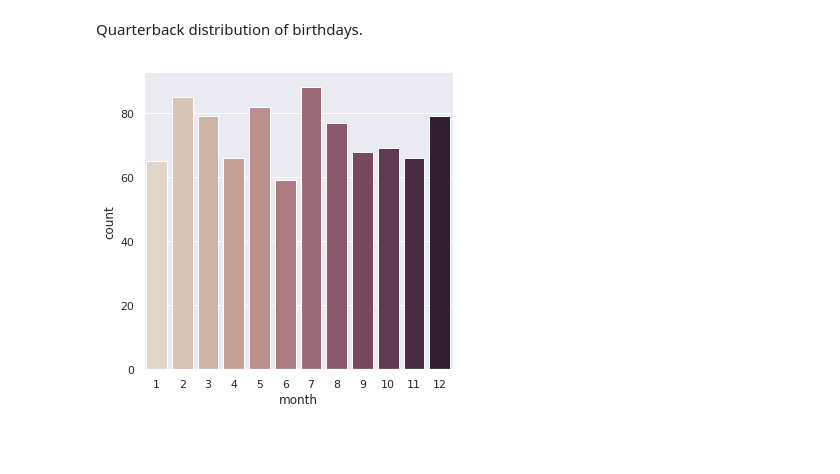
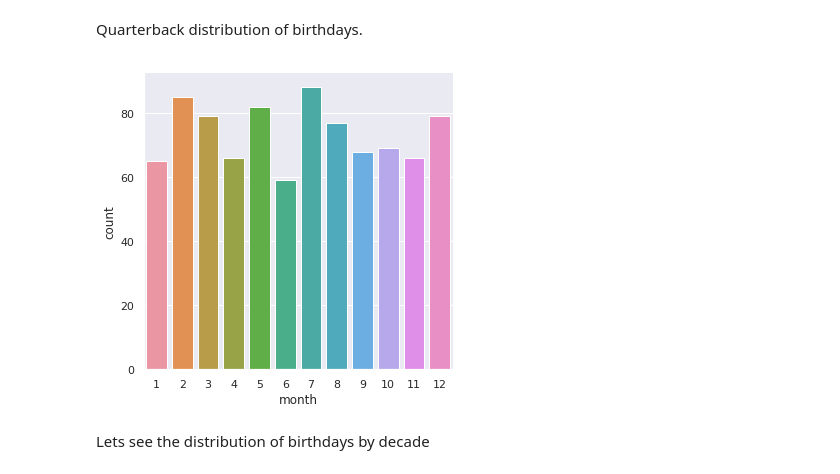
Before and after one commit to naivelogic/NFL-smarter-football, a Jupyter notebook: NFL Play Birth Date Analysis.ipynb, the cells around one changed output. Drawn from its saved outputs; the diff is of its cells as text; code cells hidden in the pictures; blank space fills up the shorter version.

```diff
--- a/NFL Play Birth Date Analysis.ipynb
+++ b/NFL Play Birth Date Analysis.ipynb
@@ -118,6 +118,8 @@ sns.catplot(x="month", kind="count", palette="ch:.25", data=bday[bday.last_year
 # %% [markdown]
 Quarterback distribution of birthdays.
 # %%
-sns.catplot(x="month", kind="count", palette="ch:.25", data=bday[bday.position=='QB']);
+sns.catplot(x="month", kind="count", data=bday[bday.position=='QB']);
 # %% [output]
-[figure, old version]
+[figure, new version]
+# %% [markdown]
+Lets see the distribution of birthdays by decade
```
Also changed, not shown: parts of 4 cells of this notebook.
